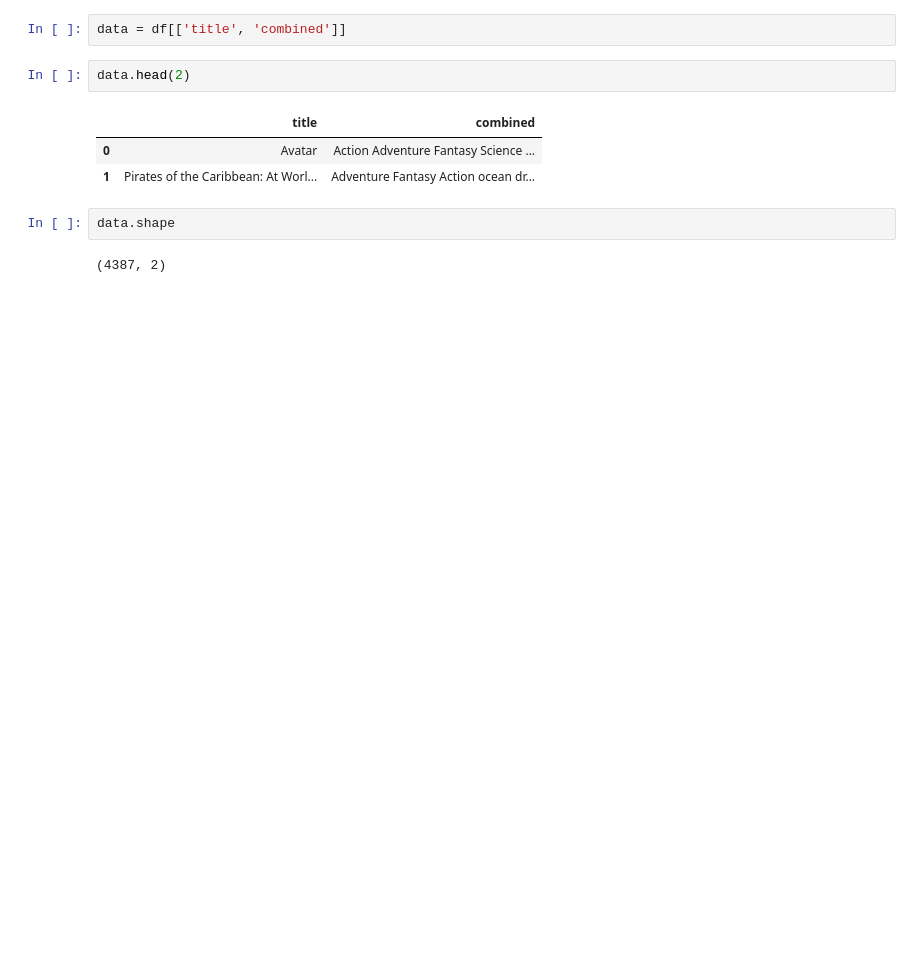
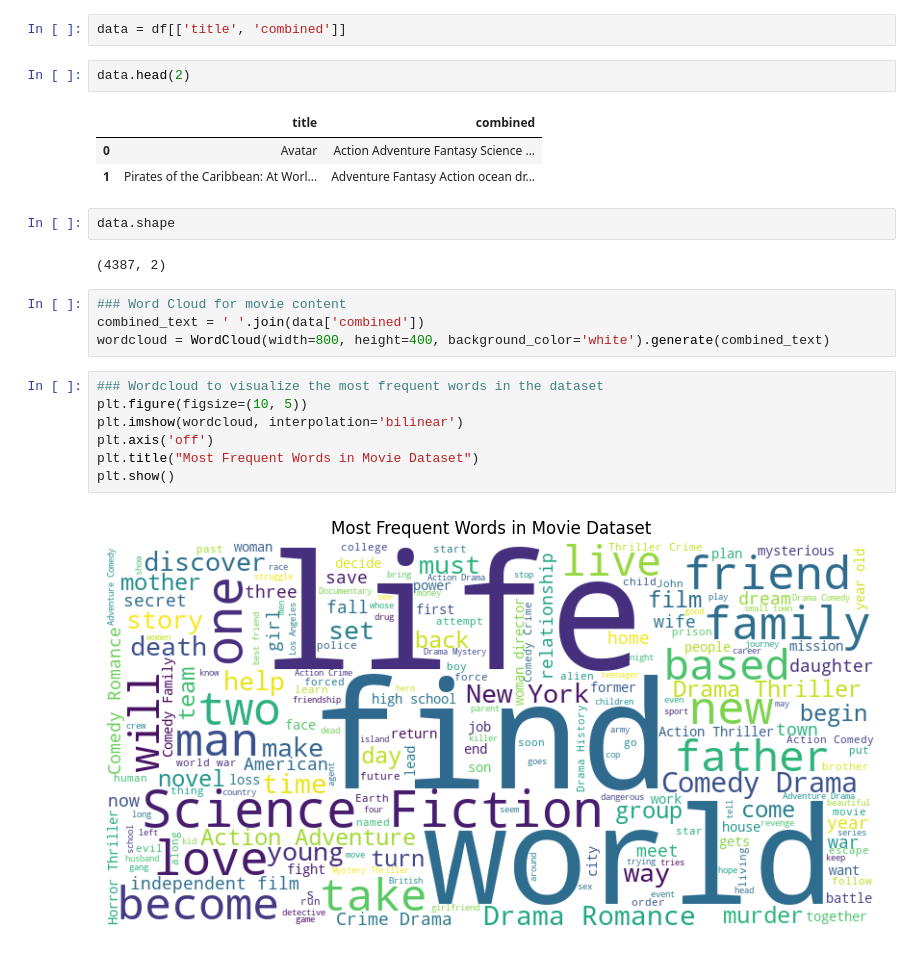
Before and after one commit to adityakashyap5047/Movie-Recommended-App, a Jupyter notebook: Movie Recommended System.ipynb, the cells around one changed output. Cells and saved outputs as stored; diff of their text form; blank space fills up the shorter version.

Commit message:
Wordcloud to visualize the most frequent words in the dataset

```diff
--- a/Movie Recommended System.ipynb
+++ b/Movie Recommended System.ipynb
@@ -118,3 +118,16 @@ data.head(2)
 data.shape
 # %% [output]
 (4387, 2)
+# %%
+### Word Cloud for movie content
+combined_text = ' '.join(data['combined'])
+wordcloud = WordCloud(width=800, height=400, background_color='white').generate(combined_text)
+# %%
+### Wordcloud to visualize the most frequent words in the dataset
+plt.figure(figsize=(10, 5))
+plt.imshow(wordcloud, interpolation='bilinear')
+plt.axis('off')
+plt.title("Most Frequent Words in Movie Dataset")
+plt.show()
+# %% [output]
+[figure, added]
```
